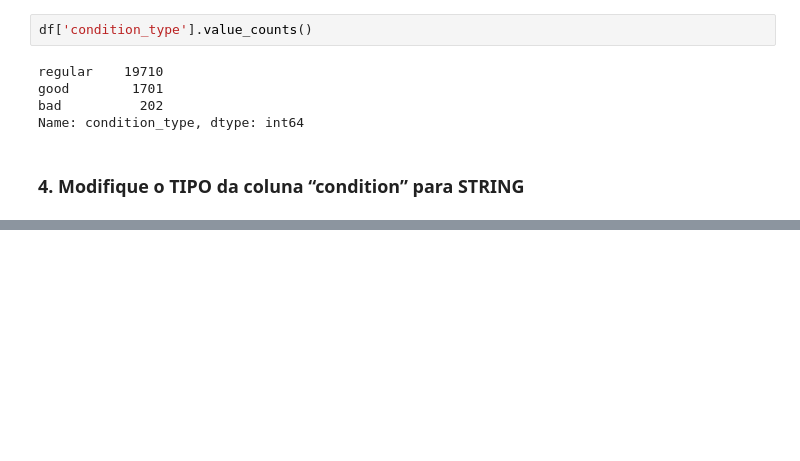
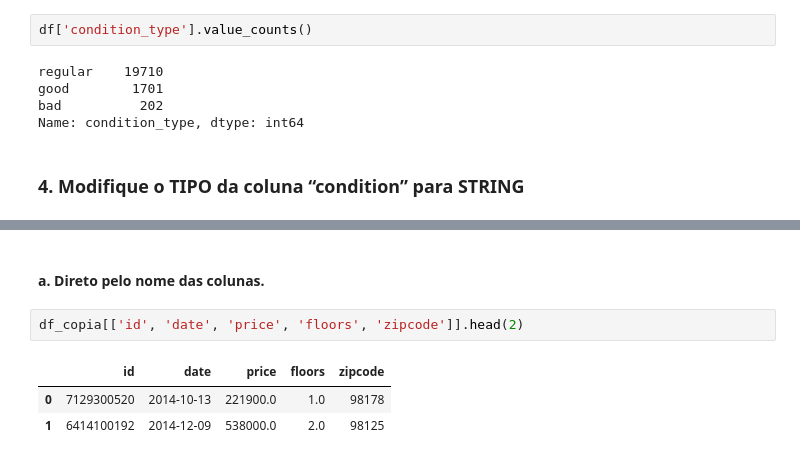
Before and after one commit to AndreAyryloon/HR_Company, a Jupyter notebook: Perguntas_de_negocio_2.ipynb, the cells around one changed output, grey strips where cells are left out. Saved outputs shown, nothing was run; the diff lists cells and outputs as text; blank space fills up the shorter version.

```diff
--- a/Perguntas_de_negocio_2.ipynb
+++ b/Perguntas_de_negocio_2.ipynb
@@ -145,0 +360,8 @@ copia = df.copy()
+# %% [markdown]
+#### a. Direto pelo nome das colunas.
+# %%
+df_copia[['id', 'date', 'price', 'floors', 'zipcode']].head(2)
+# %% [output]
+|  | id | date | price | floors | zipcode |
+| 0 | 7129300520 | 2014-10-13 | 221900.0 | 1.0 | 98178 |
+| 1 | 6414100192 | 2014-12-09 | 538000.0 | 2.0 | 98125 |
```
Also changed, not shown: parts of 52 cells of this notebook.
